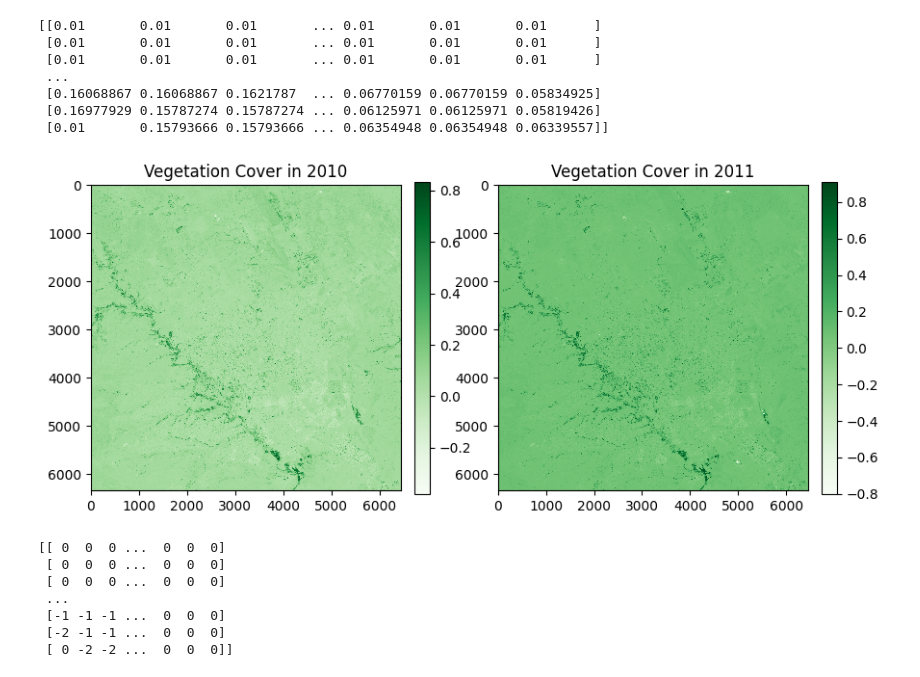
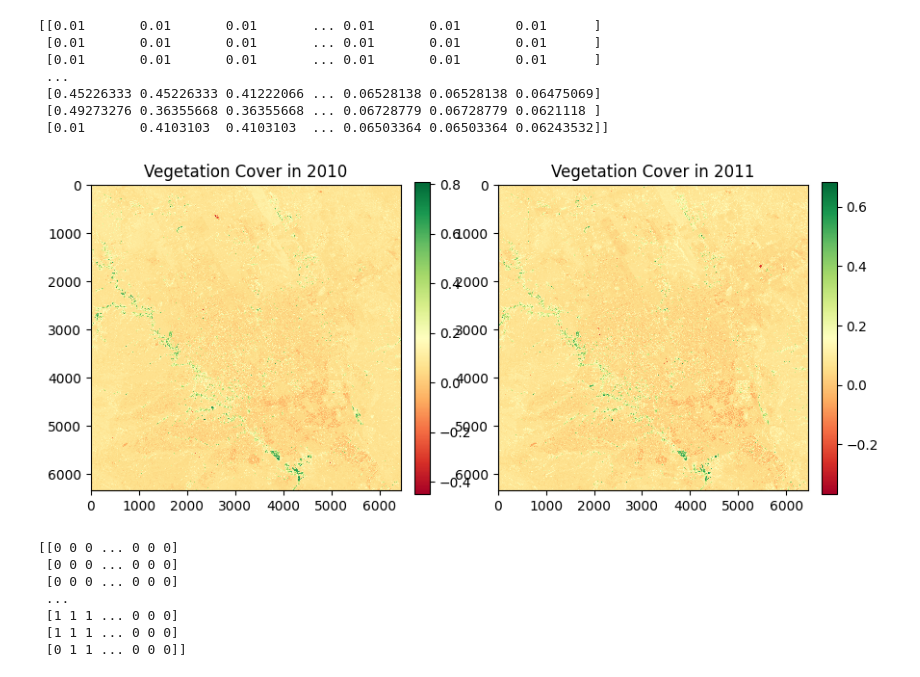
Before and after one commit to OWDM/Vegetation-Cover-In-Riyadh, a Jupyter notebook: Codes/Subtracting/change between two images.ipynb, the cells around one changed output. Drawn from its saved outputs; the diff is of its cells as text; code cells hidden in the pictures.

```diff
--- a/Codes/Subtracting/change between two images.ipynb
+++ b/Codes/Subtracting/change between two images.ipynb
@@ -4,12 +4,12 @@ import numpy as np
 import matplotlib.pyplot as plt
 import matplotlib as mpl
 # %%
-image_path1 = gdal.Open("C:\\Users\\Musae\\Documents\\GitHub-REPOs\\Senior-project_Doc\\Docs\\NDVI-Data\\NDVI_RUH-B4-B8_2018-12-15.tif")
+image_path1 = gdal.Open("C:\\Users\\Musae\\Documents\\GitHub-REPOs\\Senior-project_Doc\\Docs\\NDVI-Data\\NDVI_RUH-B4-B8_2019-01-14.tif")
 band1 = image_path1.GetRasterBand(1)
 ndvi1 = band1.ReadAsArray()
 ndvi_processed_1 = np.nan_to_num(ndvi1, nan=0.01)
 
-image_path2 = gdal.Open("C:\\Users\\Musae\\Documents\\GitHub-REPOs\\Senior-project_Doc\\Docs\\NDVI-Data\\NDVI_RUH-B4-B8_2019-12-10.tif")
+image_path2 = gdal.Open("C:\\Users\\Musae\\Documents\\GitHub-REPOs\\Senior-project_Doc\\Docs\\NDVI-Data\\NDVI_RUH-B4-B8_2023-01-23.tif")
 band2 = image_path2.GetRasterBand(1)
 ndvi2 = band2.ReadAsArray()
 ndvi_processed_2 = np.nan_to_num(ndvi2, nan=0.01)
@@ -20,28 +20,28 @@ print(ndvi_processed_2)
  [0.01       0.01       0.01       ... 0.01       0.01       0.01      ]
  [0.01       0.01       0.01       ... 0.01       0.01       0.01      ]
  ...
- [0.16068867 0.16068867 0.1621787  ... 0.06770159 0.06770159 0.05834925]
- [0.16977929 0.15787274 0.15787274 ... 0.06125971 0.06125971 0.05819426]
- [0.01       0.15793666 0.15793666 ... 0.06354948 0.06354948 0.06339557]]
+ [0.45226333 0.45226333 0.41222066 ... 0.06528138 0.06528138 0.06475069]
+ [0.49273276 0.36355668 0.36355668 ... 0.06728779 0.06728779 0.0621118 ]
+ [0.01       0.4103103  0.4103103  ... 0.06503364 0.06503364 0.06243532]]
 # %%
 # Plotting the vegetation cover for 2010 and 2011 side by side
 fig, axs = plt.subplots(1, 2, figsize=(10, 6))
 
 # Vegetation cover for 2010
-cax_2010 = axs[0].imshow(ndvi_processed_1, cmap='Greens', interpolation='nearest')
+cax_2010 = axs[0].imshow(ndvi_processed_1, cmap='RdYlGn', interpolation='nearest')
 fig.colorbar(cax_2010, ax=axs[0], fraction=0.046, pad=0.04)
 axs[0].set_title('Vegetation Cover in 2010')
 
 
 # Vegetation cover for 2011
-cax_2011 = axs[1].imshow(ndvi_processed_2, cmap='Greens', interpolation='nearest')
+cax_2011 = axs[1].imshow(ndvi_processed_2, cmap='RdYlGn', interpolation='nearest')
 fig.colorbar(cax_2011, ax=axs[1], fraction=0.046, pad=0.04)
 axs[1].set_title('Vegetation Cover in 2011')
 
 
 plt.show()
 # %% [output]
-[figure, old version]
+[figure, new version]
 # %%
 from matplotlib.colors import ListedColormap
 
@@ -86,13 +86,13 @@ categorized_changes = categorize_change_vectorized(change_detection)
 
 print(categorized_changes)
 # %% [output]
-[[ 0  0  0 ...  0  0  0]
- [ 0  0  0 ...  0  0  0]
- [ 0  0  0 ...  0  0  0]
+[[0 0 0 ... 0 0 0]
+ [0 0 0 ... 0 0 0]
+ [0 0 0 ... 0 0 0]
  ...
- [-1 -1 -1 ...  0  0  0]
- [-2 -1 -1 ...  0  0  0]
- [ 0 -2 -2 ...  0  0  0]]
+ [1 1 1 ... 0 0 0]
+ [1 1 1 ... 0 0 0]
+ [0 1 1 ... 0 0 0]]
 # %%
 # Plotting
 plt.figure(figsize=(15, 15))
```
Also changed, not shown: parts of 2 cells of this notebook, 4 other files.
